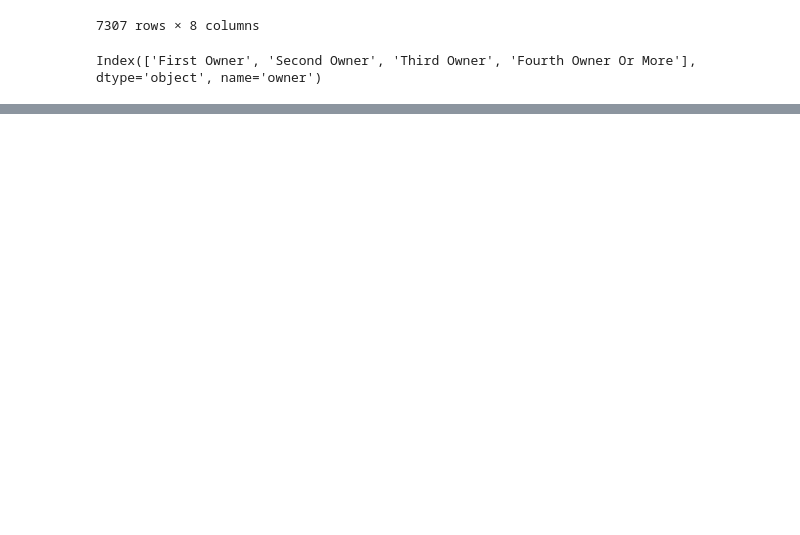
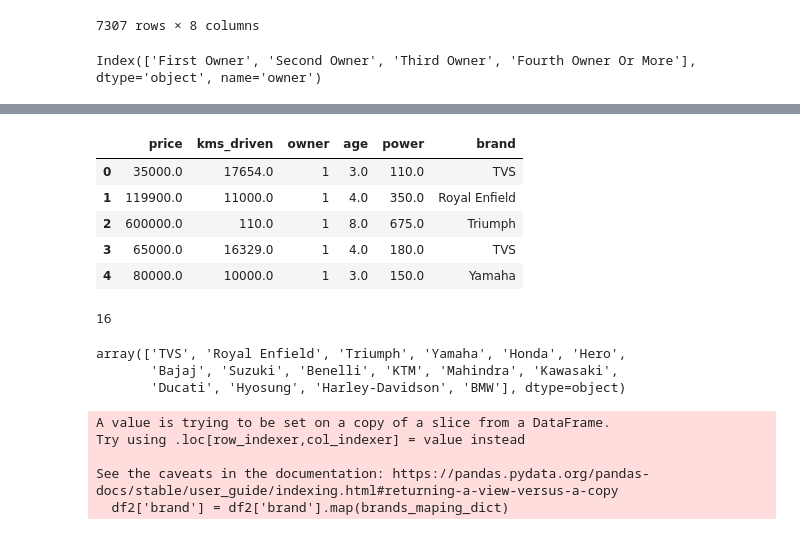
Before and after one commit to Ranjit-Singh-786/evetest, a Jupyter notebook: regression_project.ipynb, the cells around one changed output, grey strips where cells are left out. Drawn from its saved outputs; the diff is of its cells as text; code cells hidden in the pictures; blank space fills up the shorter version.

```diff
--- a/regression_project.ipynb
+++ b/regression_project.ipynb
@@ -293,0 +303,30 @@ Name: owner, Length: 7324, dtype: int64
+# %%
+df2.head()
+# %% [output]
+|  | price | kms_driven | owner | age | power | brand |
+| 0 | 35000.0 | 17654.0 | 1 | 3.0 | 110.0 | TVS |
+| 1 | 119900.0 | 11000.0 | 1 | 4.0 | 350.0 | Royal Enfield |
+| 2 | 600000.0 | 110.0 | 1 | 8.0 | 675.0 | Triumph |
+| 3 | 65000.0 | 16329.0 | 1 | 4.0 | 180.0 | TVS |
+| 4 | 80000.0 | 10000.0 | 1 | 3.0 | 150.0 | Yamaha |
+# %%
+df2['brand'].nunique()
+# %% [output]
+16
+# %%
+df2['brand'].unique()
+# %% [output]
+array(['TVS', 'Royal Enfield', 'Triumph', 'Yamaha', 'Honda', 'Hero',
+       'Bajaj', 'Suzuki', 'Benelli', 'KTM', 'Mahindra', 'Kawasaki',
+       'Ducati', 'Hyosung', 'Harley-Davidson', 'BMW'], dtype=object)
+# %%
+brands_maping_dict = {'TVS':1, 'Royal Enfield':2, 'Triumph':3, 'Yamaha':4, 'Honda':5, 'Hero':6,
+       'Bajaj':7, 'Suzuki':8, 'Benelli':9, 'KTM':10, 'Mahindra':11, 'Kawasaki':12,
+       'Ducati':13, 'Hyosung':14, 'Harley-Davidson':15, 'BMW':16}
+df2['brand'] = df2['brand'].map(brands_maping_dict)
+# %% [output]
+A value is trying to be set on a copy of a slice from a DataFrame.
+Try using .loc[row_indexer,col_indexer] = value instead
+
+See the caveats in the documentation: https://pandas.pydata.org/pandas-docs/stable/user_guide/indexing.html#returning-a-view-versus-a-copy
+  df2['brand'] = df2['brand'].map(brands_maping_dict)
```
Also changed, not shown: parts of 19 cells of this notebook, 3 other files.
